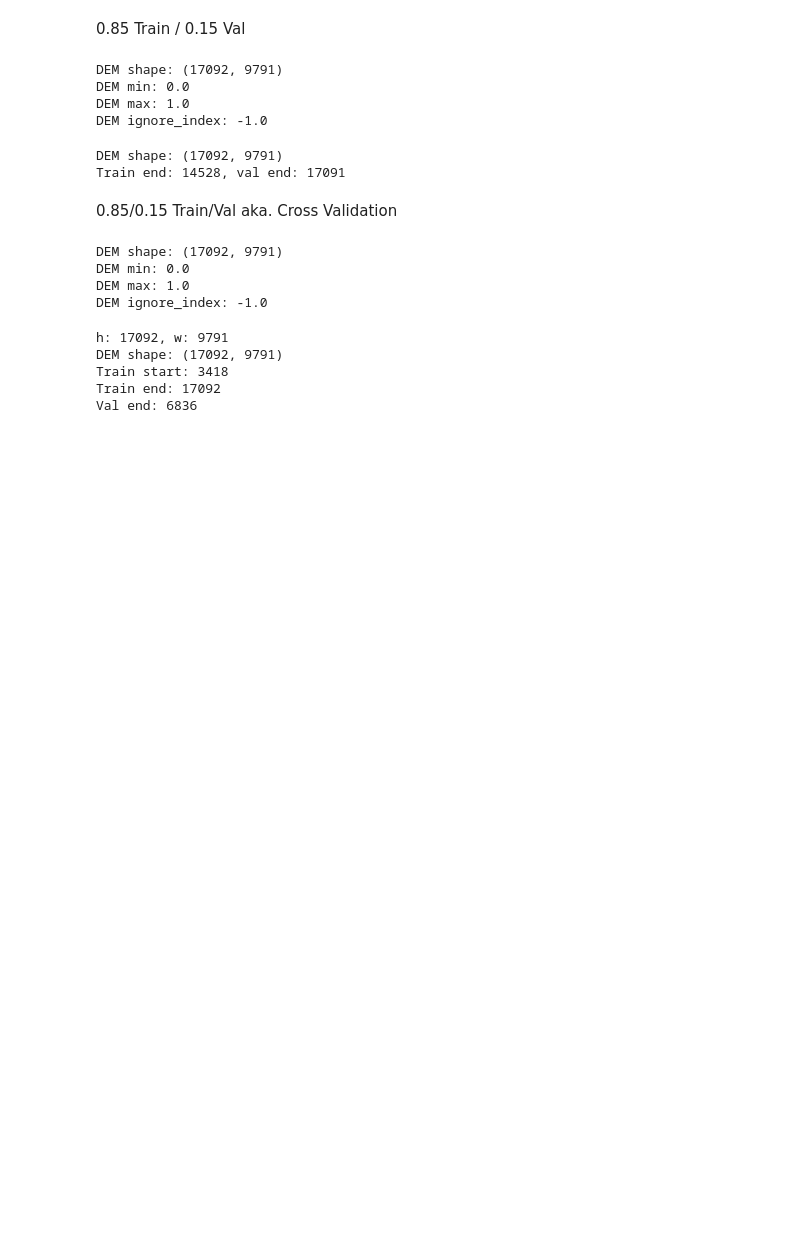
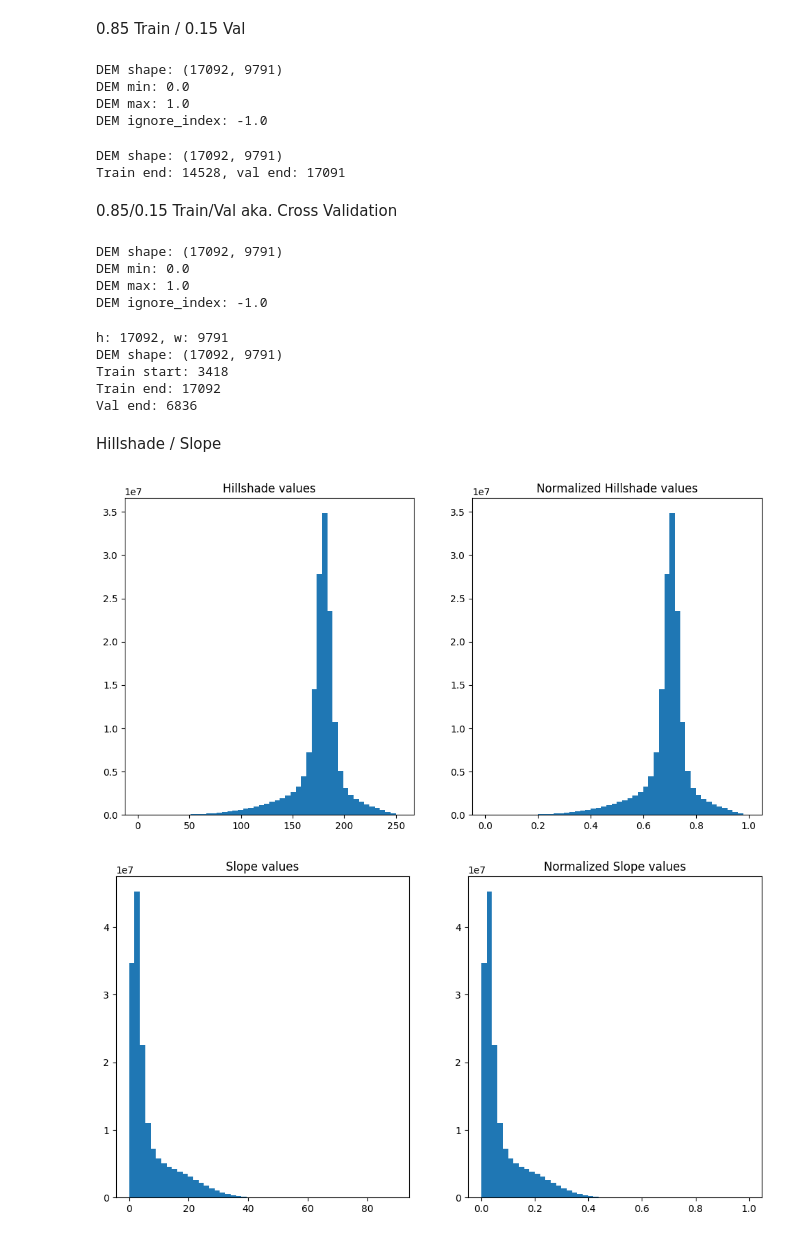
Before and after one commit to kitnew/lidar-archaeology-segmentation, a Jupyter notebook: notebooks/data_prep.ipynb, the cells around one changed output. Cells and saved outputs as stored; diff of their text form; code cells hidden in the pictures; blank space fills up the shorter version.

Commit message:
Evaluated Hillshade and Slope for DEM Maya

```diff
--- a/notebooks/data_prep.ipynb
+++ b/notebooks/data_prep.ipynb
@@ -360,3 +360,21 @@ np.savez_compressed("../data/processed/DEM0.85(4)_normalized_val.npz", **dem_val
 
 np.save("../data/processed/mounds_mask0.85(4)_shadowed_train.npy", mask_train)
 np.save("../data/processed/mounds_mask0.85(4)_shadowed_val.npy", mask_val)
+# %% [markdown]
+Hillshade / Slope
+# %%
+dem_path = "/home/nikitachernysh/storage/Projects/lidar-archaeology-segmentation/data/raw/DEM.npz"
+# %%
+import numpy as np
+
+data = np.load(dem_path)
+dem = data["dataset"].astype(np.float32)
+valid = data["validMask"].astype(bool)
+
+dem = np.where(valid == 1, dem, np.nan)
+
+dem_clean = np.nan_to_num(dem, nan=0.0, posinf=0.0, neginf=0.0)
+
+cellsize = 1.0
+
+p = np.pad(dem_clean, 1, mode="edge")
@@ -362,0 +424,23 @@ np.save("../data/processed/mounds_mask0.85(4)_shadowed_val.npy", mask_val)
+# %%
+from matplotlib import pyplot as plt
+
+plt.figure(figsize=(12, 6))
+plt.subplot(121)
+plt.hist(hillshade[valid].ravel(), bins=50)
+plt.title('Hillshade values')
+plt.subplot(122)
+plt.hist(hillshade_norm[valid].ravel(), bins=50)
+plt.title('Normalized Hillshade values')
+plt.show()
+
+plt.figure(figsize=(12, 6))
+plt.subplot(121)
+plt.title('Slope values')
+plt.hist(slope_deg[valid].ravel(), bins=50)
+plt.subplot(122)
+plt.title('Normalized Slope values')
+plt.hist(slope_norm[valid].ravel(), bins=50)
+plt.show()
+# %% [output]
+[figure, added]
+[figure, added]
```
Also changed, not shown: parts of 2 cells of this notebook.
